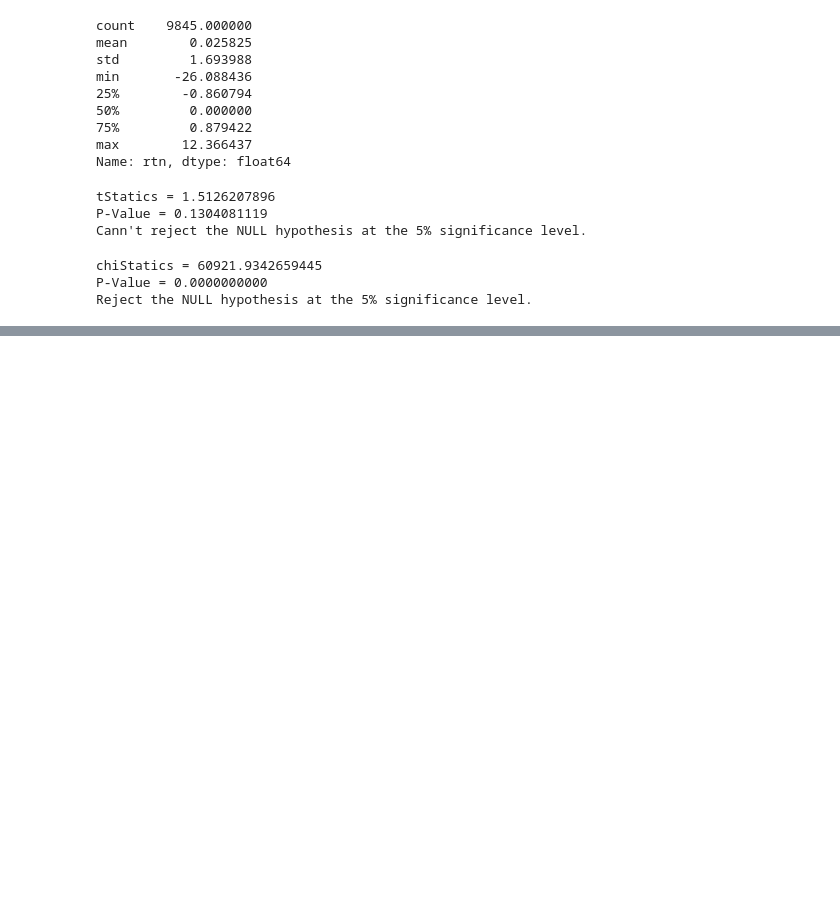
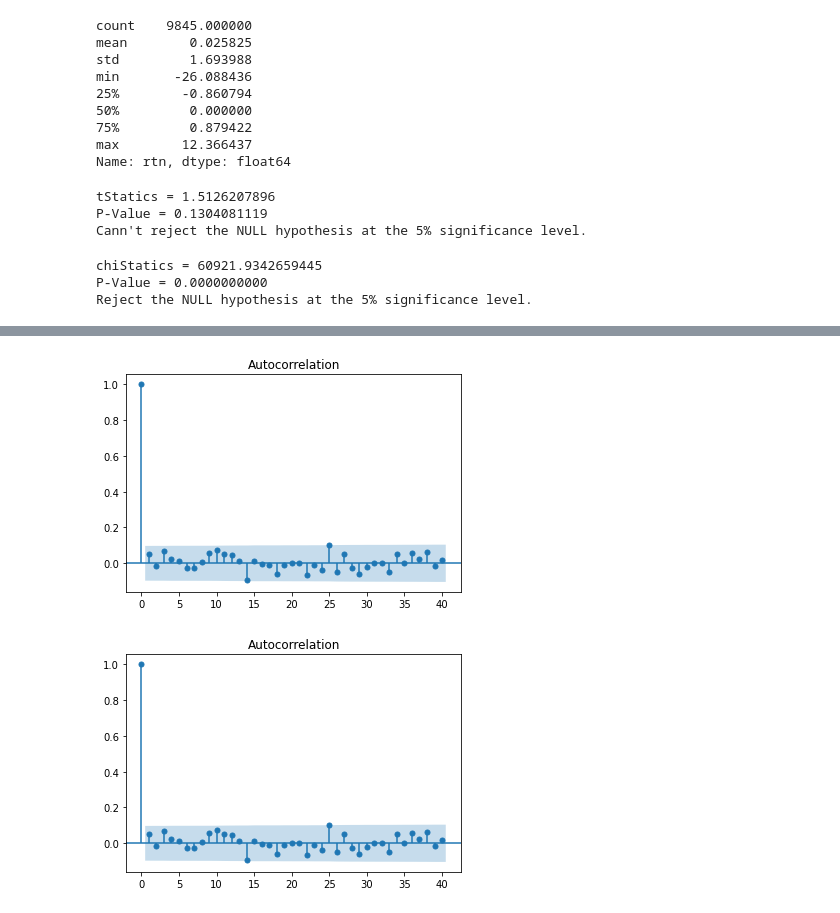
Before and after one commit to Jincheng-Gong/aofts3rd_python, a Jupyter notebook: codes/Ch1_Financial_Time_Series_and_Their_Characteristics.ipynb, the cells around one changed output, grey strips where cells are left out. Cells and saved outputs as stored; diff of their text form; code cells hidden in the pictures; blank space fills up the shorter version.

```diff
--- a/codes/Ch1_Financial_Time_Series_and_Their_Characteristics.ipynb
+++ b/codes/Ch1_Financial_Time_Series_and_Their_Characteristics.ipynb
@@ -164,0 +198,8 @@ Reject the NULL hypothesis at the 5% significance level.
+# %%
+# fig, axes = plt.subplots(2, 1, figsize=(12,8))
+sm.graphics.tsa.plot_acf(gm, lags=40)
+sm.graphics.tsa.plot_acf(gm_ts, lags=40)
+plt.show()
+# %% [output]
+[figure, added]
+[figure, added]
```
Also changed, not shown: parts of 6 cells of this notebook.
